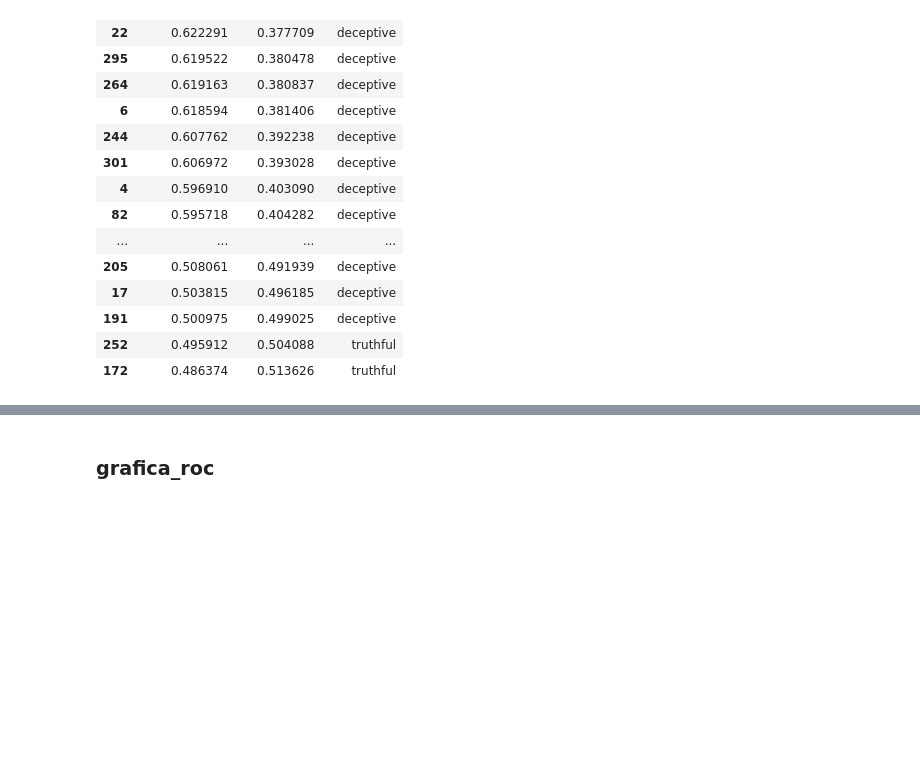
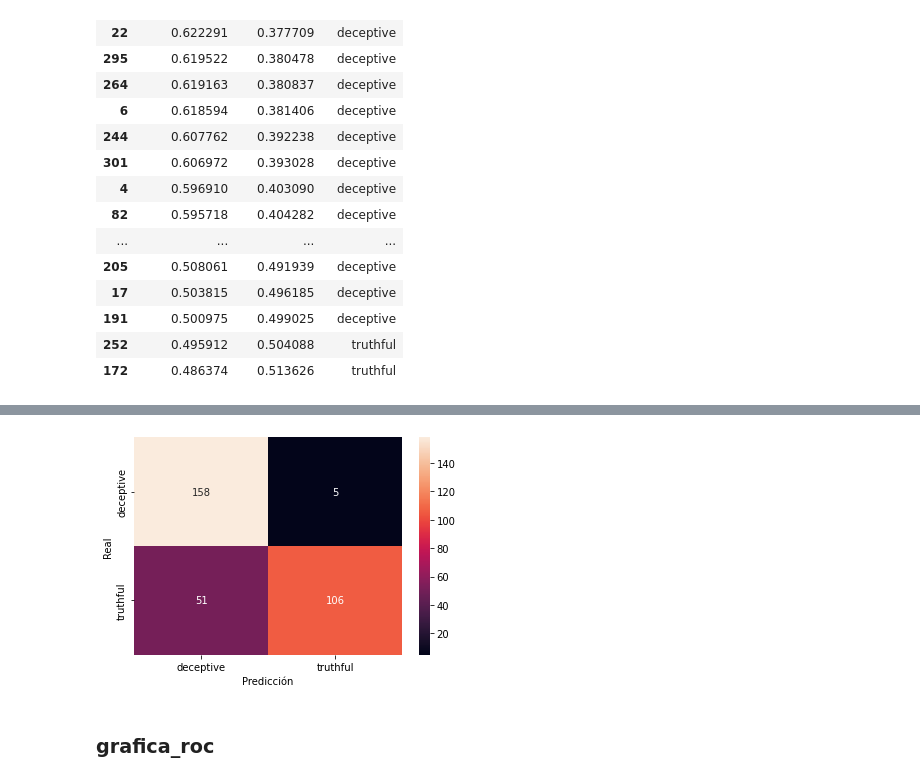
Before and after one commit to AnIsAsPe/LogisticRegression_SpamOpinion, a Jupyter notebook: Notebooks/Clasificador_reseñas_Regresión_logística_.ipynb, the cells around one changed output, grey strips where cells are left out. Drawn from its saved outputs; the diff is of its cells as text; code cells hidden in the pictures; blank space fills up the shorter version.

```diff
--- a/Notebooks/Clasificador_reseñas_Regresión_logística_.ipynb
+++ b/Notebooks/Clasificador_reseñas_Regresión_logística_.ipynb
@@ -507,3 +535,21 @@ predicciones.sort_values('P(deceptive)',
+# %%
+# creamos un diccionario con las etiquetas
+data = {'y_Real':  y_test.to_numpy(),
+        'y_Prediccion': predicciones['y_pred_30']
+        }
+# lo convertimos en un DataFrame de pandas
+df = pd.DataFrame(data, columns=['y_Real','y_Prediccion'])
+
+# hacemos una tabla crusada para obtener la matriz de confusión
+confusion_matrix = pd.crosstab(df['y_Real'], df['y_Prediccion'],
+                                rownames=['Real'], colnames=['Predicción'])
+
+# realizamos un mapa de calor
+
+sns.heatmap(confusion_matrix, annot=True, fmt='g')
+plt.show()
+# %% [output]
+[figure, added]
 # %% [markdown]
 ### grafica_roc
 # %%
```
Also changed, not shown: parts of 14 cells of this notebook.
